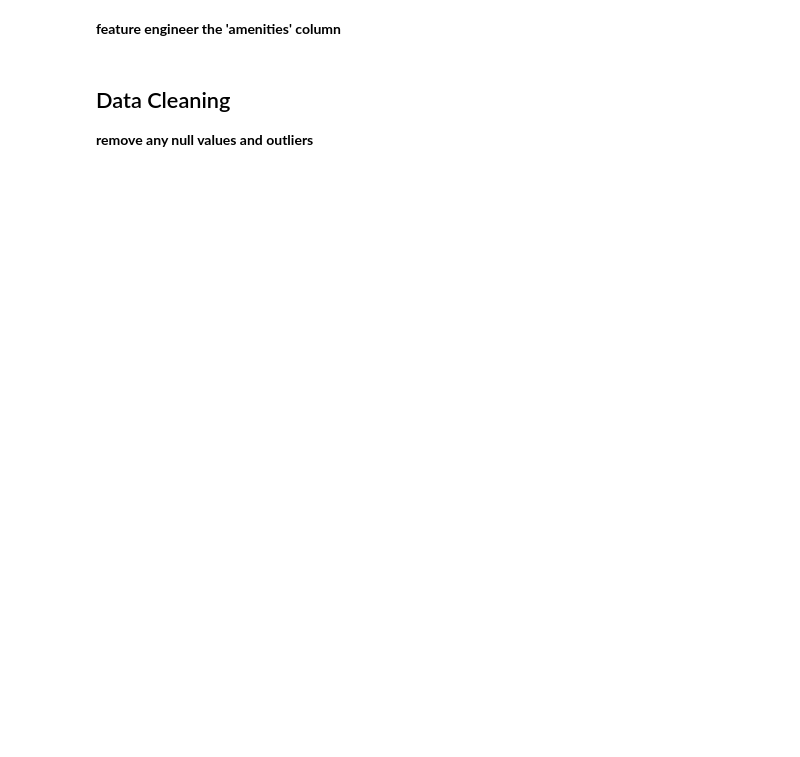
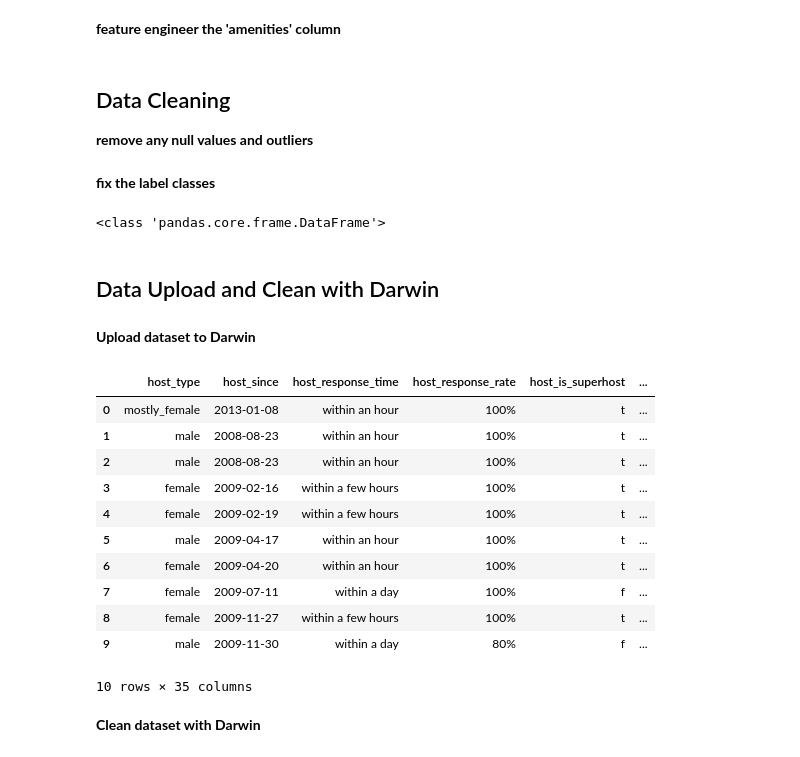
Before and after one commit to ykassif/airbnb_darwin, a Jupyter notebook: scratch_notebook.ipynb, the cells around one changed output. Drawn from its saved outputs; the diff is of its cells as text; code cells hidden in the pictures; blank space fills up the shorter version.

```diff
--- a/scratch_notebook.ipynb
+++ b/scratch_notebook.ipynb
@@ -59,0 +145,47 @@ print(data.shape)
+# %% [markdown]
+**fix the label classes**
+# %%
+data = data[data['price'].notnull()]
+data = data.drop(data[data.price == '0'].index)
+
+def myround(x, base=5):
+    #print(x)
+    return str(base * round(int(x)/base))
+
+new_prices = []
+
+print(type(data))
+
+for row in data.itertuples():
+    price = row.price
+    #print('starting:', price)
+    price = price.lstrip("$")
+    price = price.replace(',', '')
+    price = float(price)
+    price = myround(price)
+    #print('end:', price)
+    new_prices.append(price)
+
+data['price'] = new_prices
+# %% [output]
+<class 'pandas.core.frame.DataFrame'>
+# %% [markdown]
+## Data Upload and Clean with Darwin
+# %% [markdown]
+**Upload dataset to Darwin**
+# %%
+data = data.drop(['amenities'], axis=1)
+data.head(10)
+# %% [output]
+|  | host_type | host_since | host_response_time | host_response_rate | host_is_superhost | ... |
+| 0 | mostly_female | 2013-01-08 | within an hour | 100% | t | ... |
+| 1 | male | 2008-08-23 | within an hour | 100% | t | ... |
+| 2 | male | 2008-08-23 | within an hour | 100% | t | ... |
+| 3 | female | 2009-02-16 | within a few hours | 100% | t | ... |
+| 4 | female | 2009-02-19 | within a few hours | 100% | t | ... |
+| 5 | male | 2009-04-17 | within an hour | 100% | t | ... |
+| 6 | female | 2009-04-20 | within an hour | 100% | t | ... |
+| 7 | female | 2009-07-11 | within a day | 100% | f | ... |
+| 8 | female | 2009-11-27 | within a few hours | 100% | t | ... |
+| 9 | male | 2009-11-30 | within a day | 80% | f | ... |
+10 rows × 35 columns
@@ -59,0 +202,2 @@ print(data.shape)
+# %% [markdown]
+**Clean dataset with Darwin**
```
Also changed, not shown: parts of 26 cells of this notebook, 51 other files.
